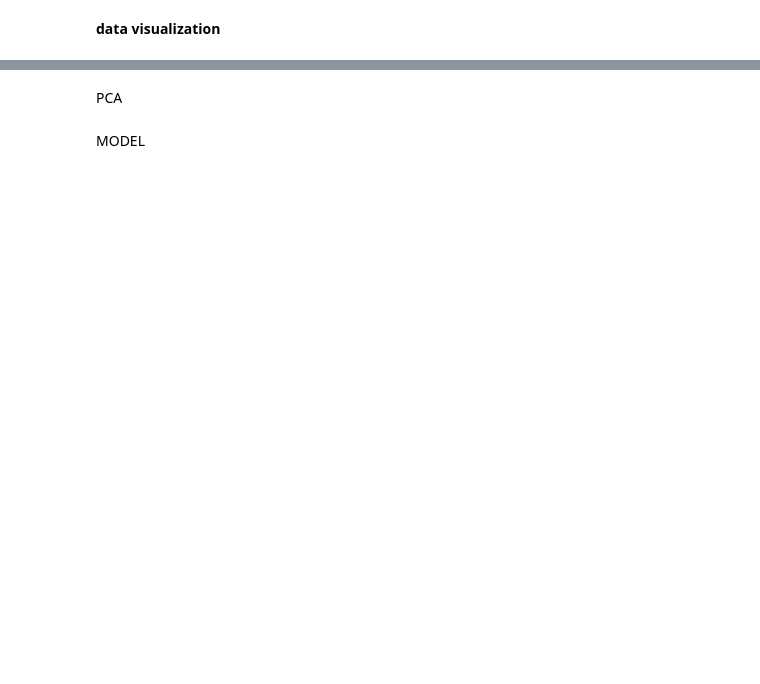
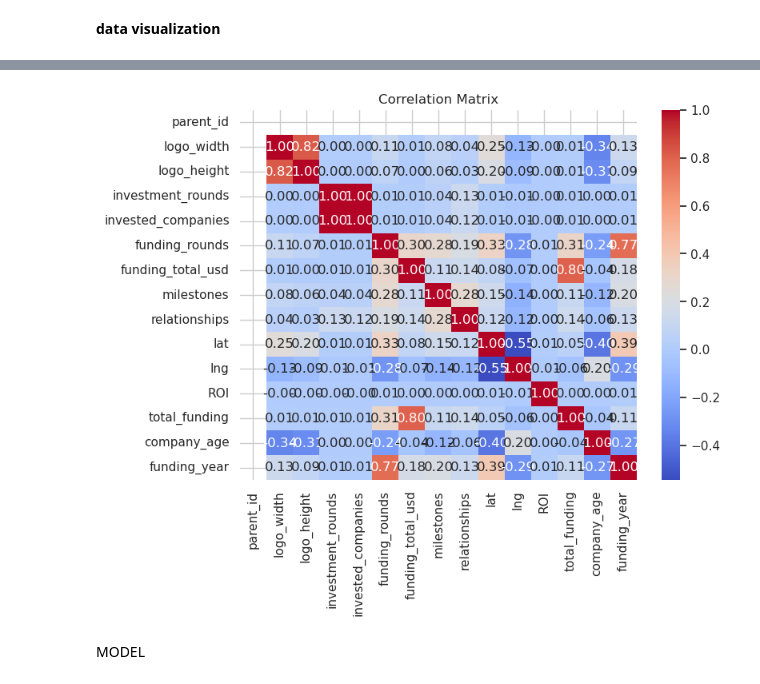
Before and after one commit to mayarswilam/data-analysis-projects, a Jupyter notebook: start-ups.ipynb, the cells around one changed output, grey strips where cells are left out. Drawn from its saved outputs; the diff is of its cells as text; code cells hidden in the pictures; blank space fills up the shorter version.

```diff
--- a/start-ups.ipynb
+++ b/start-ups.ipynb
@@ -404,12 +547,12 @@ plt.show()
 # %%
-# Calculate correlation matrix
+import pandas as pd
+import seaborn as sns
+import matplotlib.pyplot as plt
+numeric_columns = df.select_dtypes(include=['number']).columns
 correlation_matrix = df[numeric_columns].corr()
-
-# Create heatmap
 plt.figure(figsize=(8, 6))
-sns.heatmap(correlation_matrix, annot=True, cmap='coolwarm')
+sns.heatmap(correlation_matrix, annot=True, cmap='coolwarm', fmt='.2f')
 plt.title('Correlation Matrix')
-plt.tight_layout()
 plt.show()
+# %% [output]
+[figure, added]
-# %% [markdown]
-PCA
```
Also changed, not shown: parts of 55 cells of this notebook.
